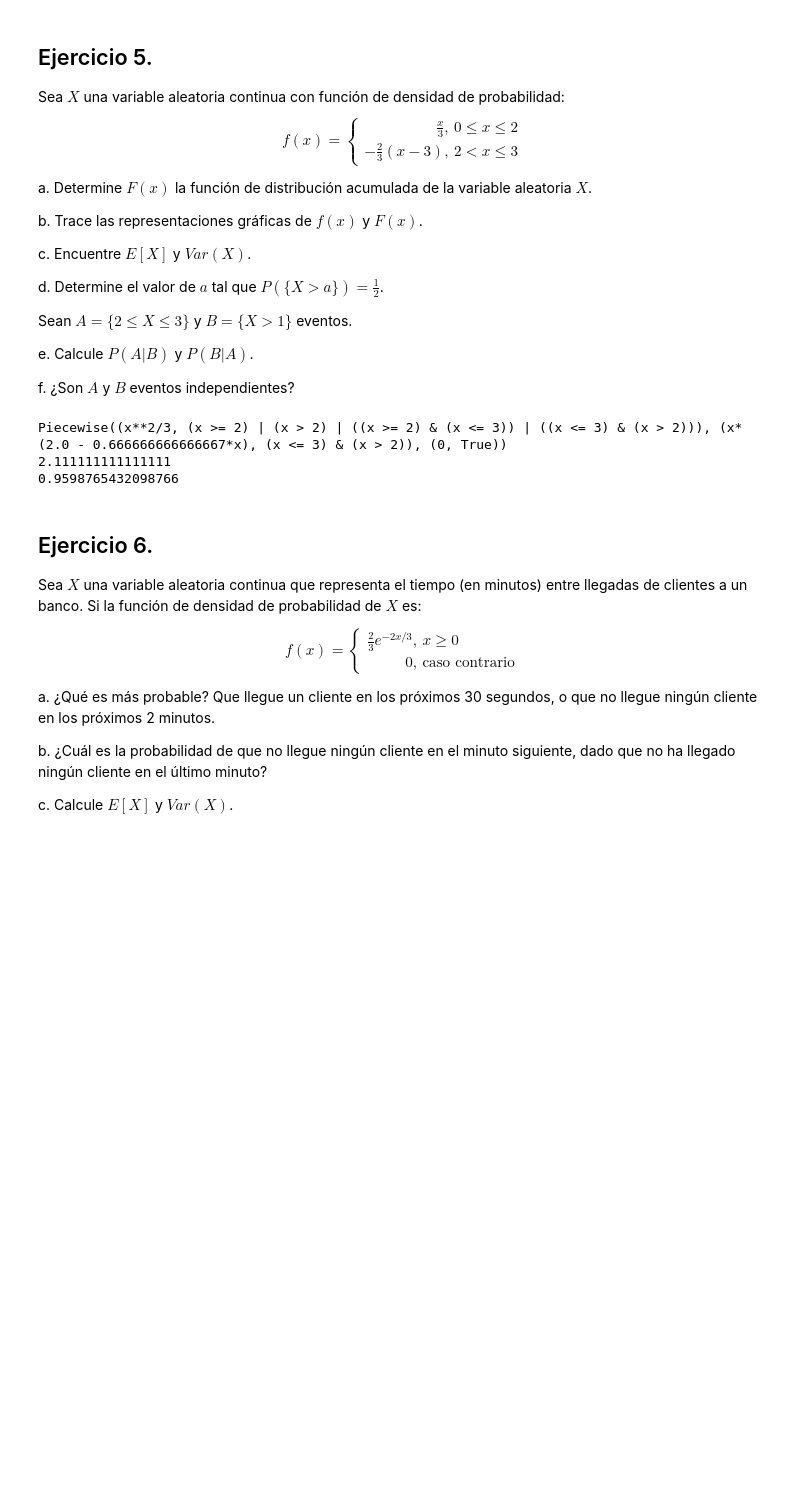
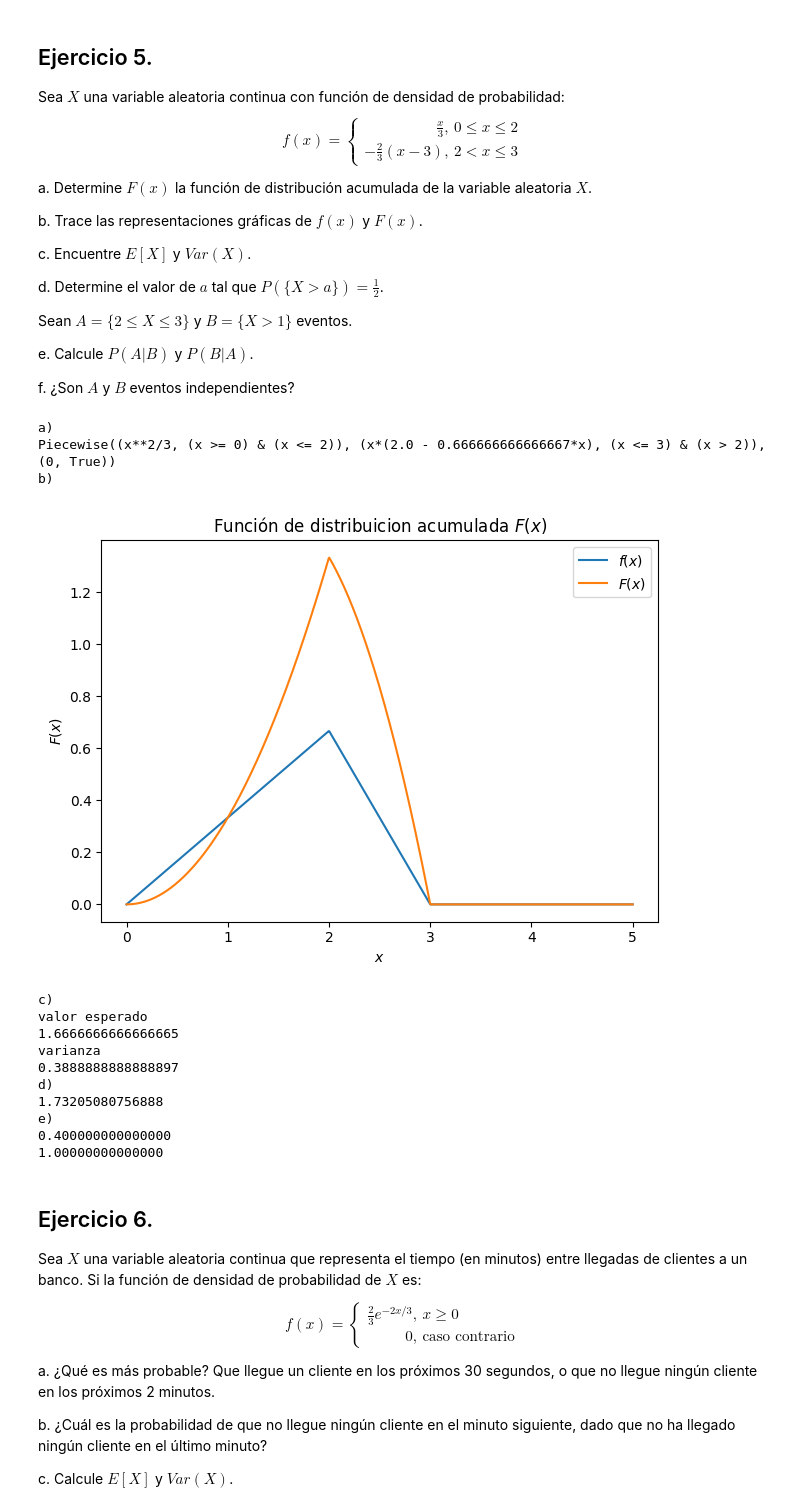
Before and after one commit to Brariv/Lab3Probabilidades, a Jupyter notebook: MM3014 - Lab 3 - Variables aleatorias.ipynb, the cells around one changed output. Cells and saved outputs as stored; diff of their text form; code cells hidden in the pictures; blank space fills up the shorter version.

```diff
--- a/MM3014 - Lab 3 - Variables aleatorias.ipynb
+++ b/MM3014 - Lab 3 - Variables aleatorias.ipynb
@@ -370,38 +370,101 @@ f. ¿Son $A$ y $B$ eventos independientes?
 # %%
 import scipy as sc
 import sympy as sy
 import numpy as np
 
 x = sy.symbols('x', real=True)
 t = sy.symbols('t', real=True)
 
 f_1 =  x/3
 f_2 = -(2/3)*(x-3)
 
 #a)
-f = sy.Piecewise((f_1, (x>=0) & (x>=2)), (f_2, (x>2) &  (x<=3)), (0, True))
+print("a)")
+f = sy.Piecewise((f_1, (x>=0) & (x<=2)), (f_2, (x>2) &  (x<=3)), (0, True))
 
 antid = sy.integrate(f, (t, 0, x))
 
 print(antid)
 
 #b)
 
+print("b)")
 
+#Grafica f(x)
+f_lambdified = sy.lambdify(x, f, modules=['numpy'])
+x_vals = np.linspace(0, 5, 1000)
+F_vals = f_lambdified(x_vals)
+
+
+plt.plot(x_vals, F_vals, label='$f(x)$')
+plt.title('Función de distribuicion acumulada $f(x)$')
+plt.xlabel('$x$')
+plt.ylabel('$f(x)$')
+plt.legend()
+
+
+#Grafica F(X)
+F_lambdified = sy.lambdify(x, antid, modules=['numpy'])
+x_vals = np.linspace(0, 5, 1000)
+F_vals = F_lambdified(x_vals)
+
+
+plt.plot(x_vals, F_vals, label='$F(x)$')
+plt.title('Función de distribuicion acumulada $F(x)$')
+plt.xlabel('$x$')
+plt.ylabel('$F(x)$')
+plt.legend()
+
+plt.tight_layout()
+plt.show()
 
 #c)
 
-valor_esperado = sy.integrate(x * f.subs(t, x), (x, 0, 3))
+print("c)")
+
+print("valor esperado")
+valor_esperado = sy.integrate(x * f, (x, 0, 3))
 
 print(float(valor_esperado))
 
-varianza = sy.integrate(x**2 * f.subs(t, x), (x, 0, 3)) - valor_esperado ** 2
+print("varianza")
+varianza = sy.integrate(x**2 * f, (x, 0, 3)) - valor_esperado ** 2
 
 print(float(varianza))
+
+#d)
+
+print("d)")
+result = sy.solve(antid -1)
+
+print(result[0])
+
+#e)
+
+print("e)")
+prob_intersection = sy.integrate(f, (x, 2, 3))
+
+prob_A_if_B = prob_intersection/(1 - sy.integrate(f, (x, 0, 1)))
+
+prob_B_if_A = prob_intersection/prob_intersection
+
+print(prob_A_if_B)
+print(prob_B_if_A)
 # %% [output]
-Piecewise((x**2/3, (x >= 2) | (x > 2) | ((x >= 2) & (x <= 3)) | ((x <= 3) & (x > 2))), (x*(2.0 - 0.666666666666667*x), (x <= 3) & (x > 2)), (0, True))
-2.111111111111111
-0.9598765432098766
+a)
+Piecewise((x**2/3, (x >= 0) & (x <= 2)), (x*(2.0 - 0.666666666666667*x), (x <= 3) & (x > 2)), (0, True))
+b)
+[figure, added]
+c)
+valor esperado
+1.6666666666666665
+varianza
+0.3888888888888897
+d)
+1.73205080756888
+e)
+0.400000000000000
+1.00000000000000
 # %% [markdown]
 ## Ejercicio 6.
 Sea $X$ una variable aleatoria continua que representa el tiempo (en minutos) entre llegadas de clientes a un banco. Si la función de densidad de probabilidad de $X$ es:
```
